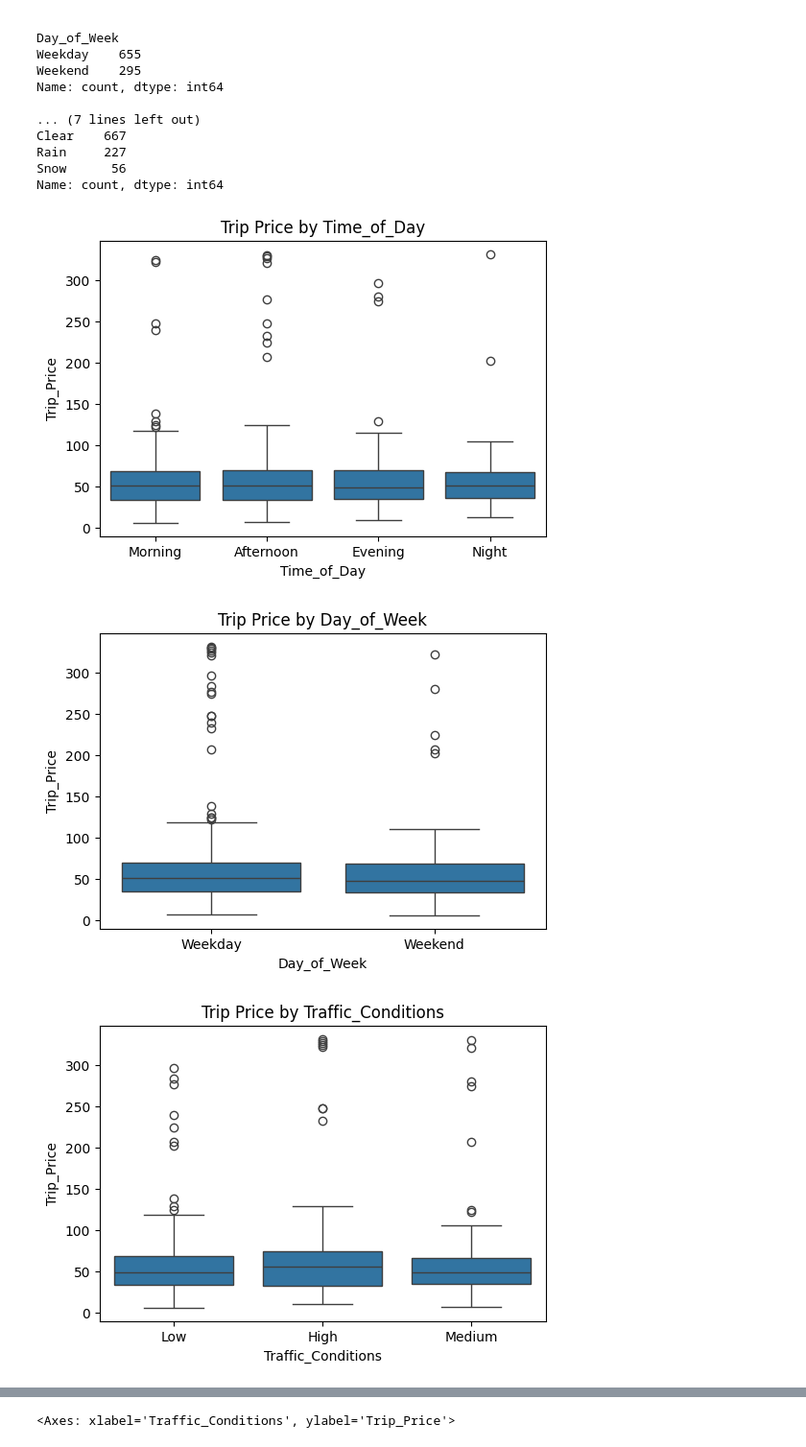
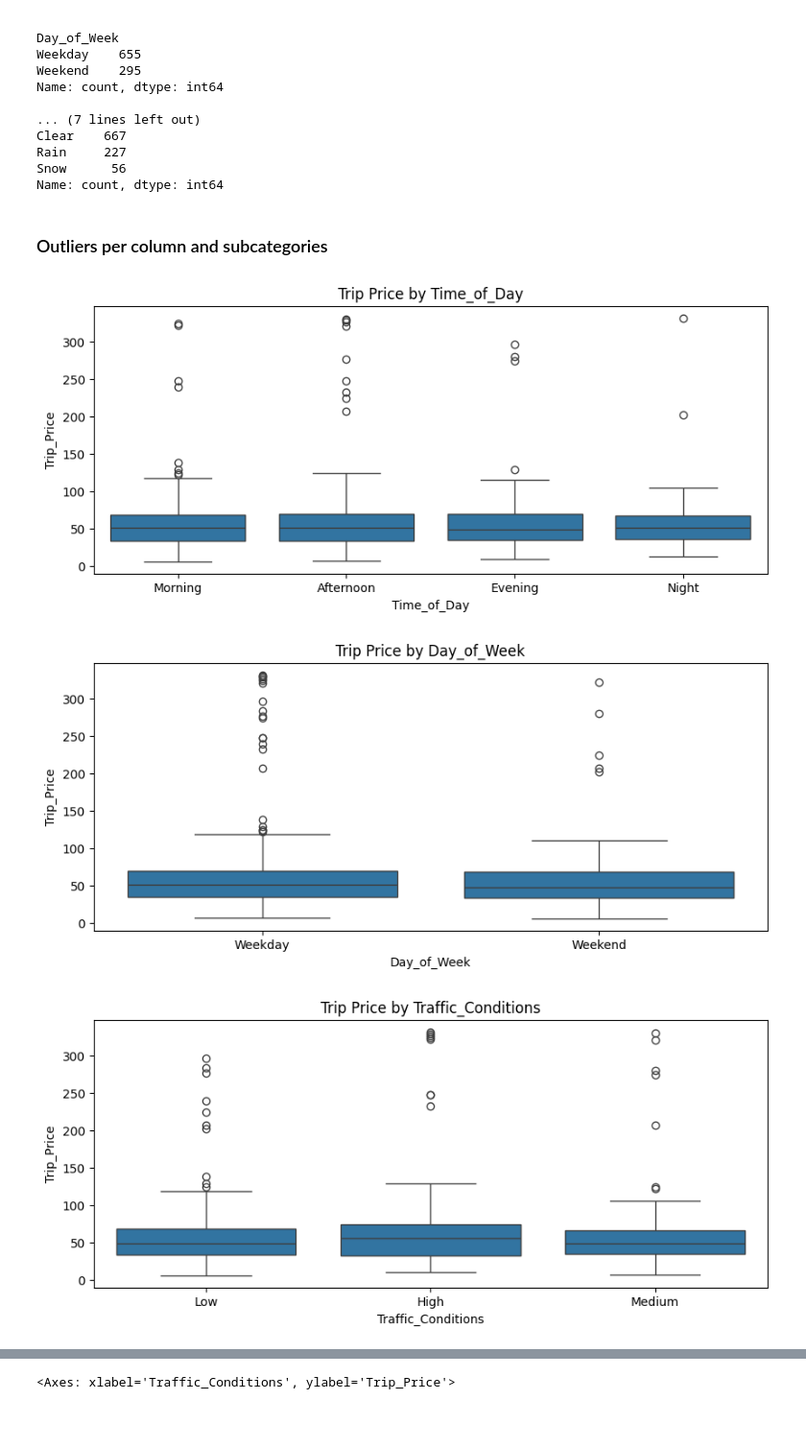
Before and after one commit to Josefin3647/taxi_prediction_fullstack_josefin, a Jupyter notebook: src/taxipred/model_development/eda.ipynb, the cells around one changed output, grey strips where cells are left out. Shown at 96% size. Drawn from its saved outputs; the diff is of its cells as text; code cells hidden in the pictures; blank space fills up the shorter version.

```diff
--- a/src/taxipred/model_development/eda.ipynb
+++ b/src/taxipred/model_development/eda.ipynb
@@ -3,11 +7,12 @@
 # %% [markdown]
 ### Importing dataset
 # %%
+from taxipred.utils.constants import DATA_PATH
 import pandas as pd
 import seaborn as sns
 import matplotlib.pyplot as plt
 
-df = pd.read_csv("../data/taxi_trip_pricing.csv")
+df = pd.read_csv(DATA_PATH / "taxi_trip_pricing.csv")
 
 df.head()
 # %% [output]
@@ -111,13 +146,15 @@ Clear    667
 Rain     227
 Snow      56
 Name: count, dtype: int64
+# %% [markdown]
+### Outliers per column and subcategories
 # %%
 for col in cat_cols:
-    plt.figure(figsize=(6,4))
+    plt.figure(figsize=(10,4))
     sns.boxplot(x=col, y="Trip_Price", data=df)
     plt.title(f"Trip Price by {col}")
     plt.show()
 # %% [output]
-[figure, old version]
+[figure, new version]
-[figure, old version]
+[figure, new version]
-[figure, old version]
+[figure, new version]
```
Also changed, not shown: parts of 13 cells of this notebook, 5 other files.
